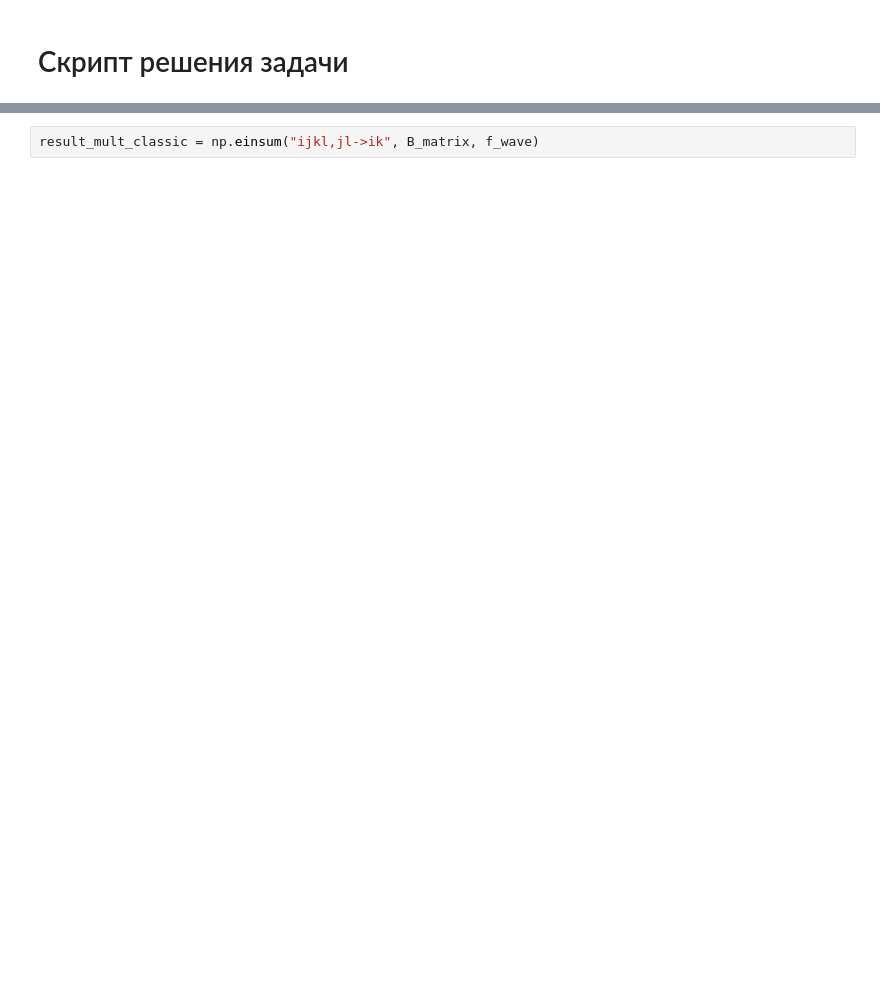
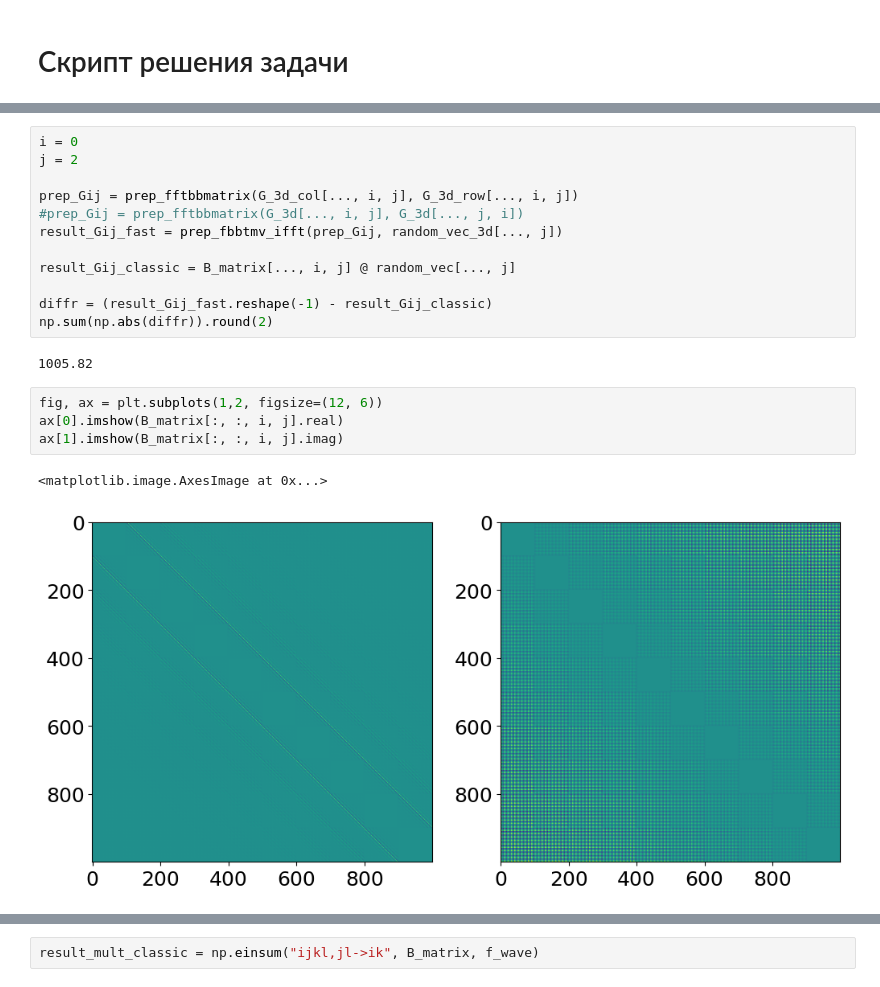
Before and after one commit to qwerty29544/electrodynamics, a Jupyter notebook: src/KernelSpectre.ipynb, the cells around one changed output, grey strips where cells are left out. Cells and saved outputs as stored; diff of their text form; blank space fills up the shorter version.

```diff
--- a/src/KernelSpectre.ipynb
+++ b/src/KernelSpectre.ipynb
@@ -956,0 +1115,21 @@ G, gr, eps = init_operator(grid, volume, problem_config.get('N'), dists, problem
+# %%
+i = 0
+j = 2
+
+prep_Gij = prep_fftbbmatrix(G_3d_col[..., i, j], G_3d_row[..., i, j])
+#prep_Gij = prep_fftbbmatrix(G_3d[..., i, j], G_3d[..., j, i])
+result_Gij_fast = prep_fbbtmv_ifft(prep_Gij, random_vec_3d[..., j])
+
+result_Gij_classic = B_matrix[..., i, j] @ random_vec[..., j]
+
+diffr = (result_Gij_fast.reshape(-1) - result_Gij_classic)
+np.sum(np.abs(diffr)).round(2)
+# %% [output]
+1005.82
+# %%
+fig, ax = plt.subplots(1,2, figsize=(12, 6))
+ax[0].imshow(B_matrix[:, :, i, j].real)
+ax[1].imshow(B_matrix[:, :, i, j].imag)
+# %% [output]
+<matplotlib.image.AxesImage at 0x...>
+[figure, added]
```
Also changed, not shown: parts of 49 cells of this notebook.
